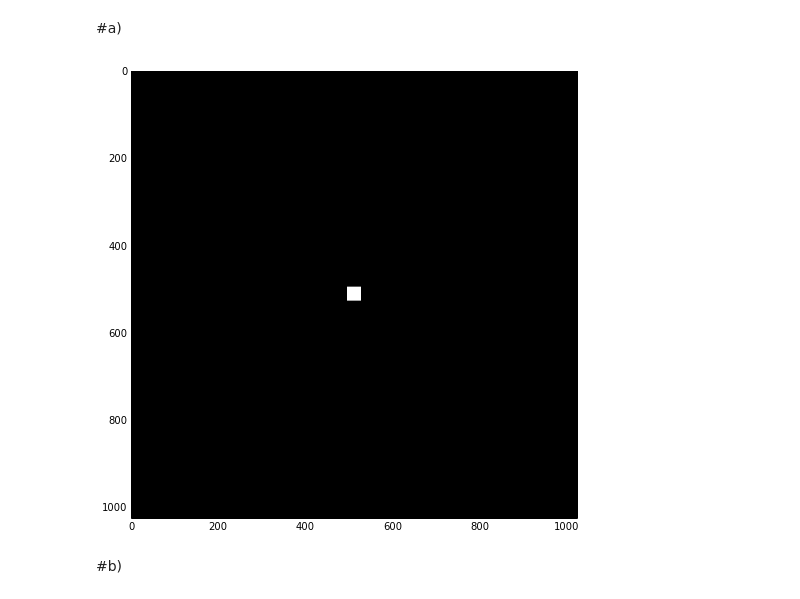
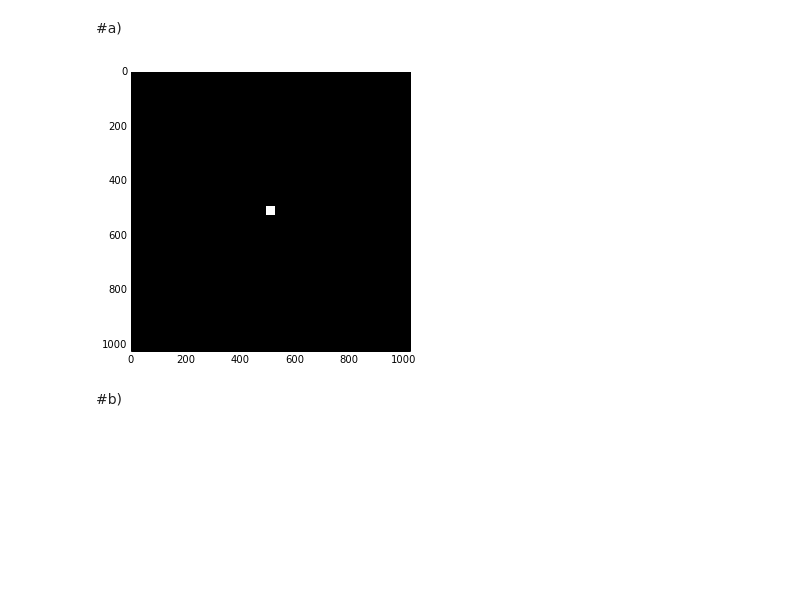
Before and after one commit to diitaz93/MC, a Jupyter notebook: HM_4/HM_4.ipynb, the cells around one changed output. Drawn from its saved outputs; the diff is of its cells as text; code cells hidden in the pictures; blank space fills up the shorter version.

```diff
--- a/HM_4/HM_4.ipynb
+++ b/HM_4/HM_4.ipynb
@@ -20,14 +20,14 @@ limsup=len(a)/2+lado/2-1 #Límite superior
 # %%
 #Se reemplazan los valores del cuadrado cental con unos
 for i in range(liminf,limsup):
     for j in range(liminf,limsup):
         a[i][j]=1
 #Se grafican en escala de grises: Negro es 0 y blanco es 1.
-figure(figsize=(8,8))
+figure(figsize=(5,5))
 imshow(a,cmap=cm.gray)
 show()
 # %% [output]
-[figure, old version]
+[figure, new version]
 # %% [markdown]
 #b)
 # %%
```
Also changed, not shown: parts of 8 cells of this notebook, 6 other files.
